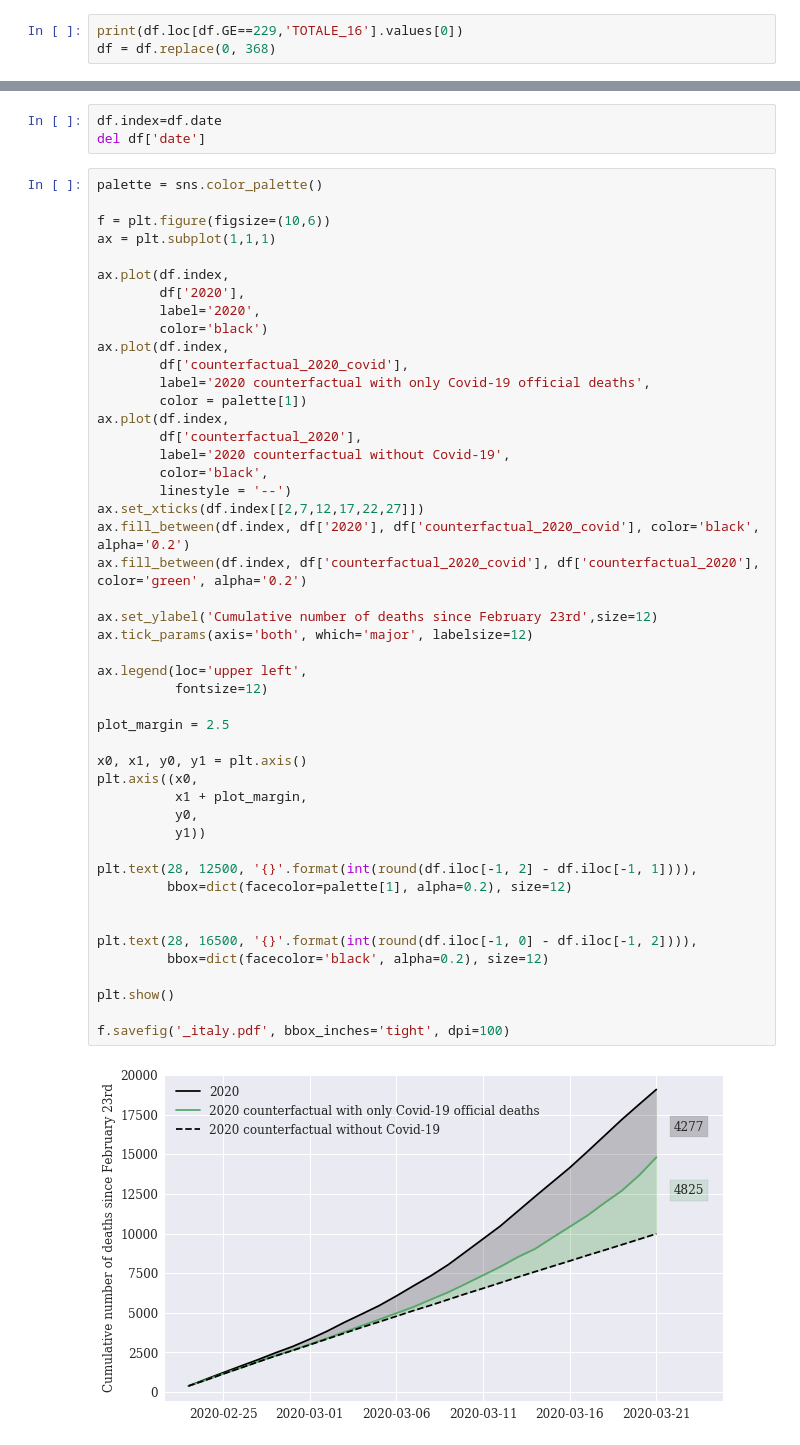
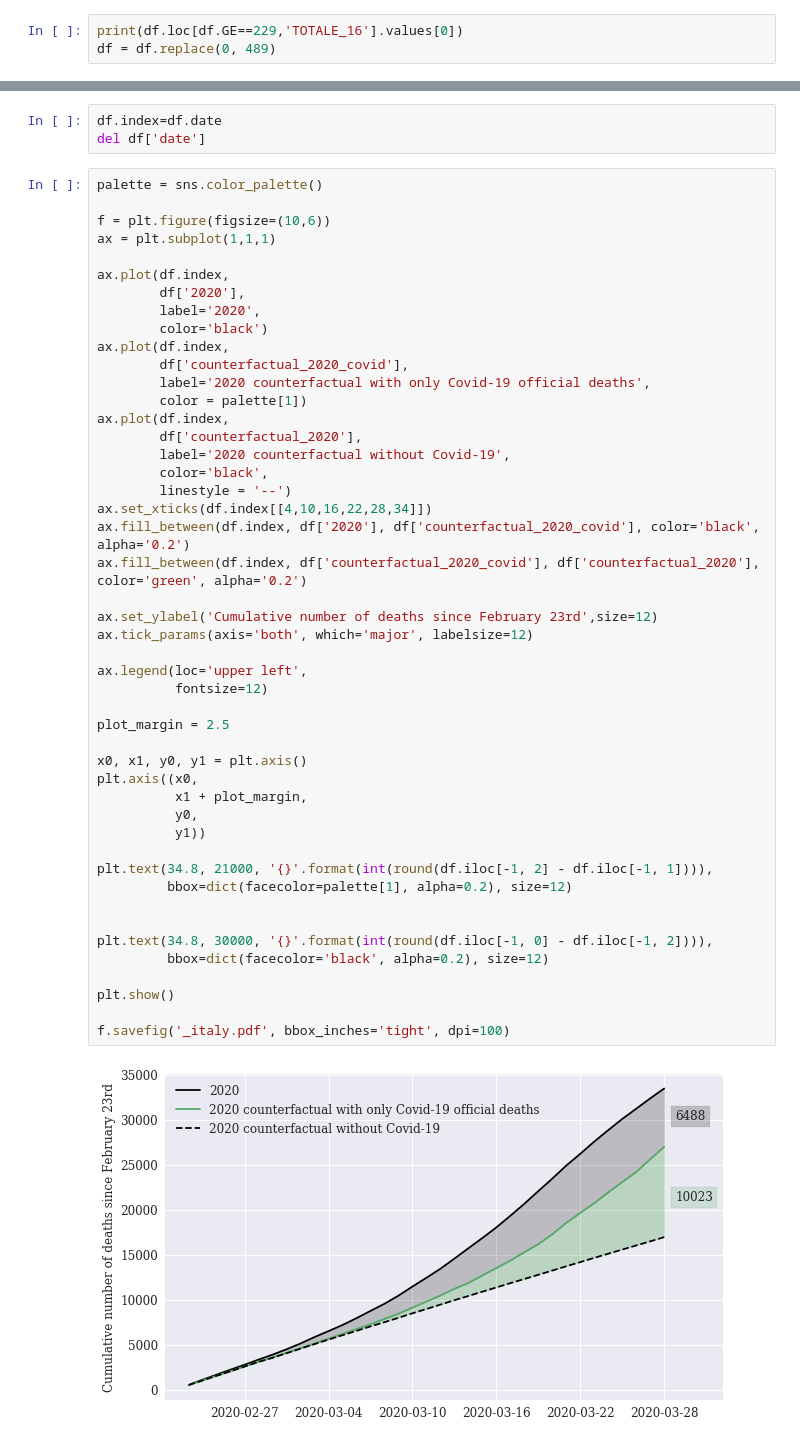
Before and after one commit to sebastianhohmann/covid19_total_death, a Jupyter notebook: italy/ISTAT_counterfactual.ipynb, the cells around one changed output, grey strips where cells are left out. Saved outputs shown, nothing was run; the diff lists cells and outputs as text.

```diff
--- a/italy/ISTAT_counterfactual.ipynb
+++ b/italy/ISTAT_counterfactual.ipynb
@@ -40,5 +40,5 @@ df = df[df.GE >= 223]
 replacing Feb 29th with 2016 value for 2015-2019
 # %%
 print(df.loc[df.GE==229,'TOTALE_16'].values[0])
-df = df.replace(0, 368)
+df = df.replace(0, 489)
 # %% [output]
@@ -118,37 +118,37 @@ ax.plot(df.index,
         df['counterfactual_2020'],
         label='2020 counterfactual without Covid-19',
         color='black',
         linestyle = '--')
-ax.set_xticks(df.index[[2,7,12,17,22,27]])
+ax.set_xticks(df.index[[4,10,16,22,28,34]])
 ax.fill_between(df.index, df['2020'], df['counterfactual_2020_covid'], color='black', alpha='0.2')
 ax.fill_between(df.index, df['counterfactual_2020_covid'], df['counterfactual_2020'], color='green', alpha='0.2')
 
 ax.set_ylabel('Cumulative number of deaths since February 23rd',size=12)
 ax.tick_params(axis='both', which='major', labelsize=12)
 
 ax.legend(loc='upper left',
           fontsize=12)
 
 plot_margin = 2.5
 
 x0, x1, y0, y1 = plt.axis()
 plt.axis((x0,
           x1 + plot_margin,
           y0,
           y1))
 
-plt.text(28, 12500, '{}'.format(int(round(df.iloc[-1, 2] - df.iloc[-1, 1]))),
+plt.text(34.8, 21000, '{}'.format(int(round(df.iloc[-1, 2] - df.iloc[-1, 1]))),
          bbox=dict(facecolor=palette[1], alpha=0.2), size=12)
 
 
-plt.text(28, 16500, '{}'.format(int(round(df.iloc[-1, 0] - df.iloc[-1, 2]))),
+plt.text(34.8, 30000, '{}'.format(int(round(df.iloc[-1, 0] - df.iloc[-1, 2]))),
          bbox=dict(facecolor='black', alpha=0.2), size=12)
 
 plt.show()
 
 f.savefig('_italy.pdf', bbox_inches='tight', dpi=100)
 # %% [output]
-[figure, old version]
+[figure, new version]
 # %%
 print('Official covid-deaths: {} = green - dashed black'.format(round(df.iloc[-1, 2] - df.iloc[-1, 1])))
 print('Excess deaths: {} = solid black - dashed black'.format(round(df.iloc[-1, 0] - df.iloc[-1, 1])))
```
Also changed, not shown: parts of 3 cells of this notebook, 3 other files.
